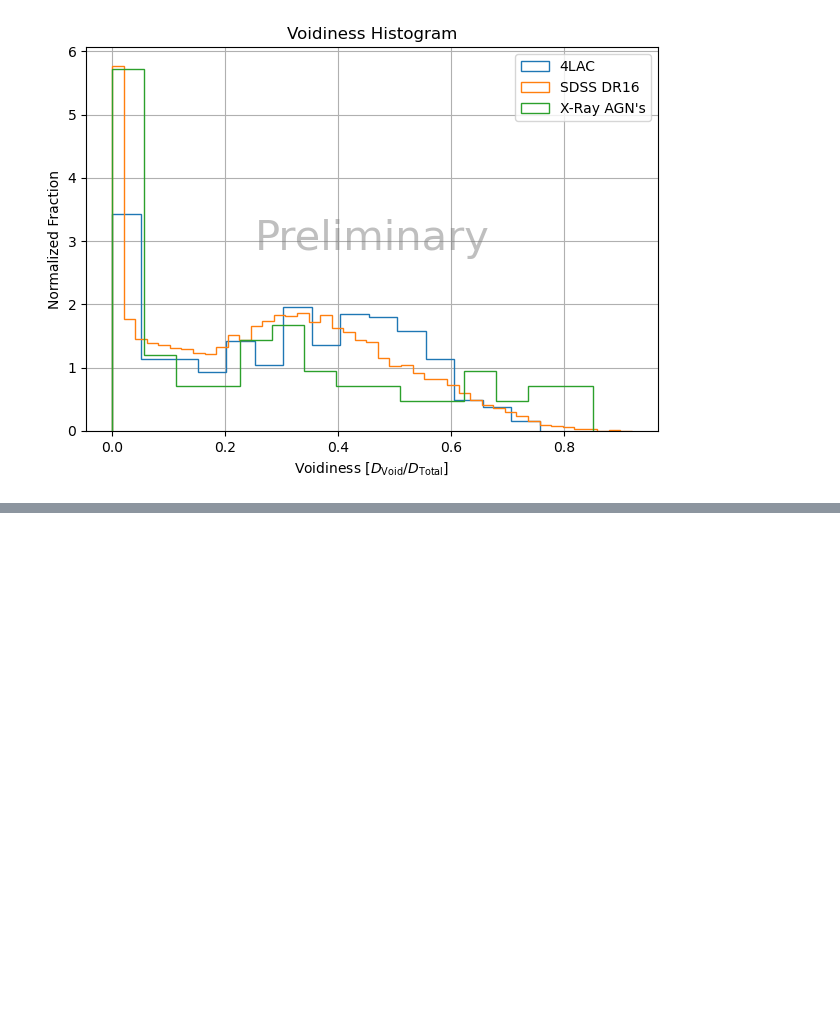
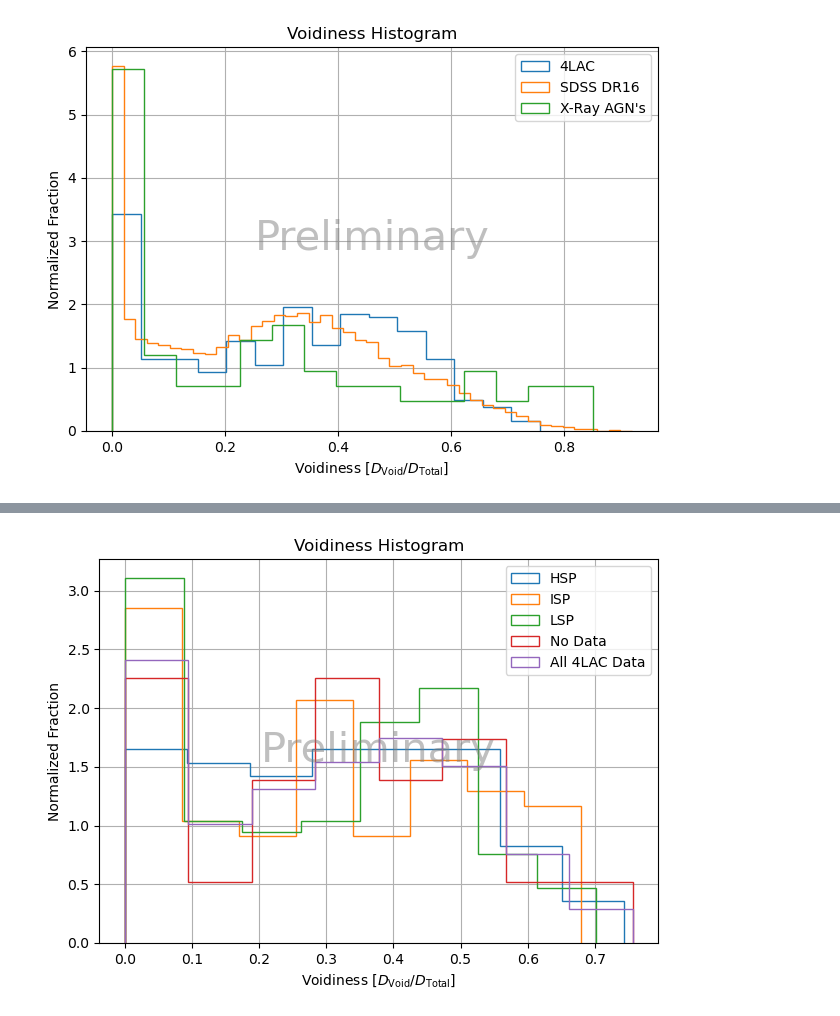
Before and after one commit to Cranberry-Juice/GRS-V, a Jupyter notebook: voidiness_plots.ipynb, the cells around one changed output, grey strips where cells are left out. Cells and saved outputs as stored; diff of their text form; code cells hidden in the pictures; blank space fills up the shorter version.

Commit message:
plotted the 4LAC voidiness and its subcategories

```diff
--- a/voidiness_plots.ipynb
+++ b/voidiness_plots.ipynb
@@ -66,8 +69,3 @@ BINS.append(15)
 custom_plot_hist(VOIDINESS_DATA, LABELS, BINS)
 # %% [output]
 [figure]
-# %%
-# Plottinf just the 4lac distribution then filter by SED_class
-
-# First decode the byte data to strings
-four_lac['SED_class'] = four_lac['SED_class'].apply(lambda x: x.decode('UTF-8'))
@@ -92,0 +72,6 @@ four_lac
+# %%
+# Clean the data in the SED_class
+for idx in list(four_lac.index):
+    data = four_lac.SED_class[idx]
+    if type(data) == str:
+        four_lac.at[idx, 'SED_class'] = data[2:5] # Grabs the 3 characters, HSP ISP, LSP
@@ -92,0 +100,33 @@ four_lac
+# %%
+VOIDINESS_DATA = [] # list of panda series with voidiness data.
+LABELS = []
+BINS = []
+
+# hsp
+VOIDINESS_DATA.append(four_lac.Voidiness[hsp_list])
+LABELS.append('HSP')
+BINS.append(8)
+
+# isp
+VOIDINESS_DATA.append(four_lac.Voidiness[isp_list])
+LABELS.append('ISP')
+BINS.append(8)
+
+# lsp
+VOIDINESS_DATA.append(four_lac.Voidiness[lsp_list])
+LABELS.append('LSP')
+BINS.append(8)
+
+# nan
+VOIDINESS_DATA.append(four_lac.Voidiness[nan_list])
+LABELS.append('No Data')
+BINS.append(8)
+
+# All
+VOIDINESS_DATA.append(four_lac.Voidiness)
+LABELS.append('All 4LAC Data')
+BINS.append(8)
+
+custom_plot_hist(VOIDINESS_DATA, LABELS, BINS)
+# %% [output]
+[figure, added]
```
Also changed, not shown: parts of 6 cells of this notebook.
